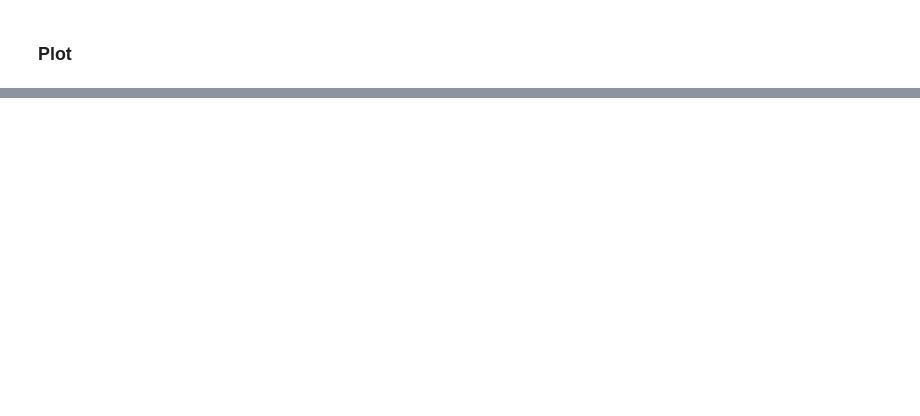
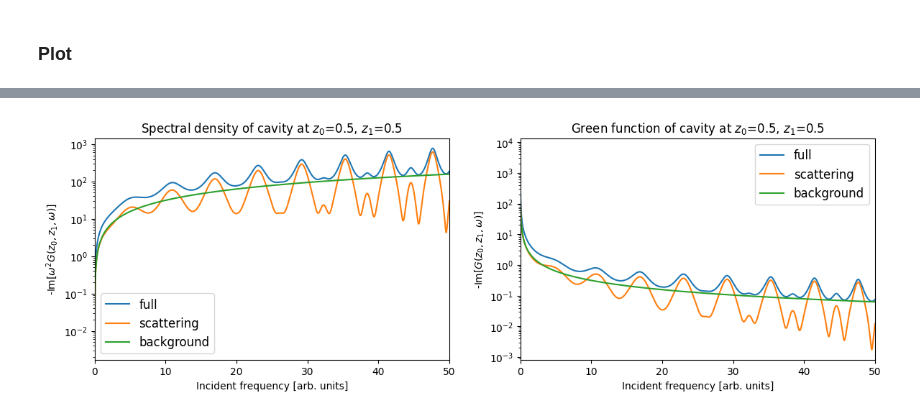
Before and after one commit to dlentrodt/pyrot, a Jupyter notebook: demo/04_greens_function.ipynb, the cells around one changed output, grey strips where cells are left out. Cells and saved outputs as stored; diff of their text form; code cells hidden in the pictures; blank space fills up the shorter version.

```diff
--- a/demo/04_greens_function.ipynb
+++ b/demo/04_greens_function.ipynb
@@ -153,0 +176,28 @@ fig.savefig("figure.pdf")
+# %%
+G_bg = 2*np.pi/(2j*omega)
+# %%
+fig=plt.figure(figsize=(14,4))
+
+plt.subplot(121, xlabel='Incident frequency [arb. units]', ylabel=r'-Im[$\omega^2 G(z_0, z_1, \omega)$]',
+            title='Spectral density of cavity at $z_0$={}, $z_1$={}'.format(z0,z1))
+#plt.semilogy(omega, np.real(Green_function)*omega**2, '-', label='Real part')
+plt.semilogy(omega, -np.imag(Green_function)*omega**2, '-', label='full') # label='-Imag part'
+plt.semilogy(omega, -np.imag(Green_function-G_bg)*omega**2, '-', label='scattering') # label='-Imag part'
+plt.semilogy(omega, -np.imag(G_bg)*omega**2, '-', label='background')
+#plt.ylim([-100,200])
+plt.xlim([0,omega[-1]])
+plt.legend(loc=3, fontsize=12)
+
+plt.subplot(122, xlabel='Incident frequency [arb. units]', ylabel=r'-Im[$G(z_0, z_1, \omega)$]',
+            title='Green function of cavity at $z_0$={}, $z_1$={}'.format(z0,z1))
+#plt.semilogy(omega, np.real(Green_function), '-', label='Real part')
+plt.semilogy(omega, -np.imag(Green_function), '-', label='full') #
+plt.semilogy(omega, -np.imag(Green_function-G_bg), '-', label='scattering') #
+plt.semilogy(omega, -np.imag(G_bg), '-', label='background')
+#plt.ylim([-100,200])
+plt.xlim([0,omega[-1]])
+plt.legend(loc=1, fontsize=12)
+
+fig.savefig("figure3.pdf")
+# %% [output]
+[figure, added]
```
Also changed, not shown: parts of 5 cells of this notebook, 1 other file.
